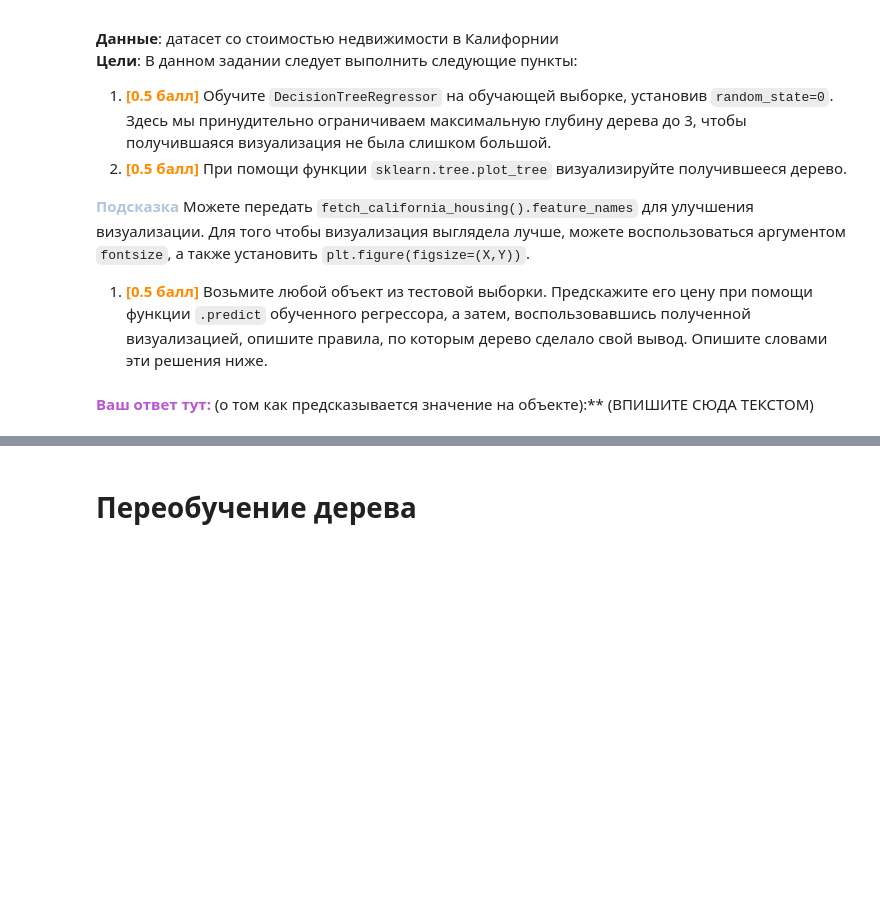
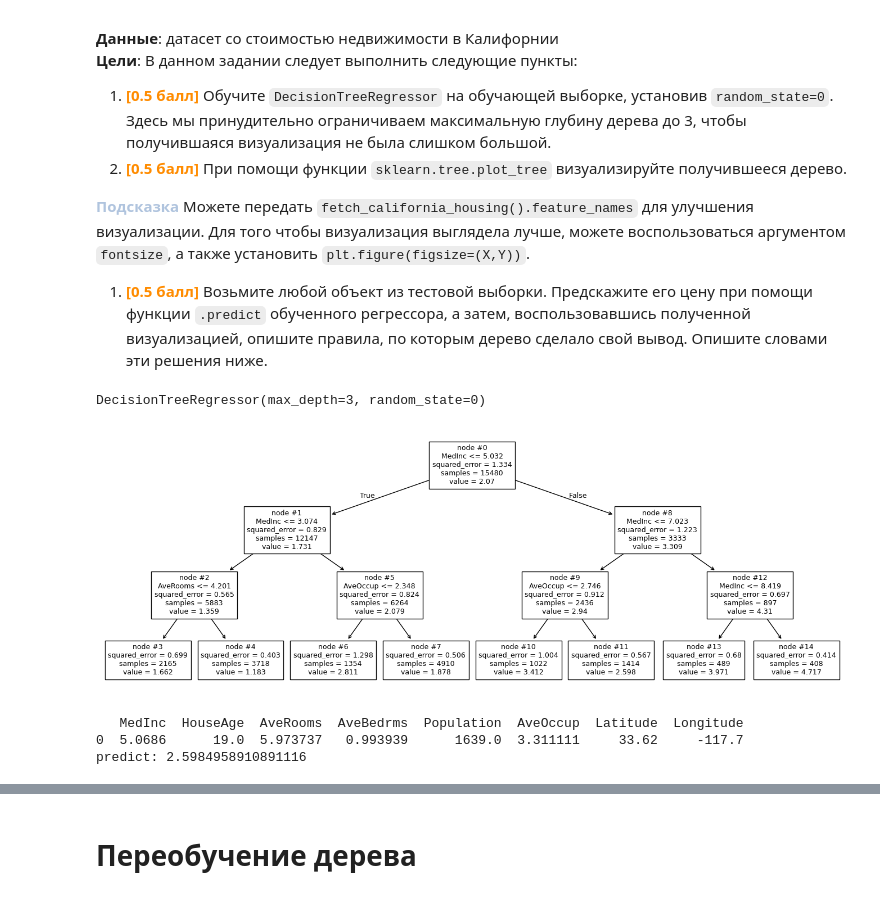
Before and after one commit to gerarte04/mlcmcmsu24, a Jupyter notebook: base/08_decision_tree/[Base] Decision Tree.ipynb, the cells around one changed output, grey strips where cells are left out. Drawn from its saved outputs; the diff is of its cells as text; code cells hidden in the pictures; blank space fills up the shorter version.

```diff
--- a/base/08_decision_tree/[Base] Decision Tree.ipynb
+++ b/base/08_decision_tree/[Base] Decision Tree.ipynb
@@ -158,6 +160,21 @@ X_train, X_test, y_train, y_test = get_california_dataset()
 # %%
 decision_tree_regressor = DecisionTreeRegressor(max_depth=3, random_state=0)
 
-#Your code here:
+decision_tree_regressor.fit(X_train, y_train)
+# %% [output]
+DecisionTreeRegressor(max_depth=3, random_state=0)
-# %% [markdown]
-<font color='MediumOrchid'>**Ваш ответ тут:**</font> (о том как предсказывается значение на объекте):** (ВПИШИТЕ СЮДА ТЕКСТОМ)
+# %%
+features = fetch_california_housing().feature_names
+plt.figure(figsize=(17, 6))
+plot_tree(decision_tree_regressor, feature_names=features, fontsize=9, node_ids=True)
+plt.show()
+# %% [output]
+[figure, added]
+# %%
+pd.set_option('display.expand_frame_repr', False)
+print(pd.DataFrame(X_test[228].reshape(1, -1), columns=features))
+print("predict:", *decision_tree_regressor.predict(X_test[228].reshape(1, -1)))
+# %% [output]
+   MedInc  HouseAge  AveRooms  AveBedrms  Population  AveOccup  Latitude  Longitude
+0  5.0686      19.0  5.973737   0.993939      1639.0  3.311111     33.62     -117.7
+predict: 2.5984958910891116
```
Also changed, not shown: parts of 16 cells of this notebook, 1 other file.
